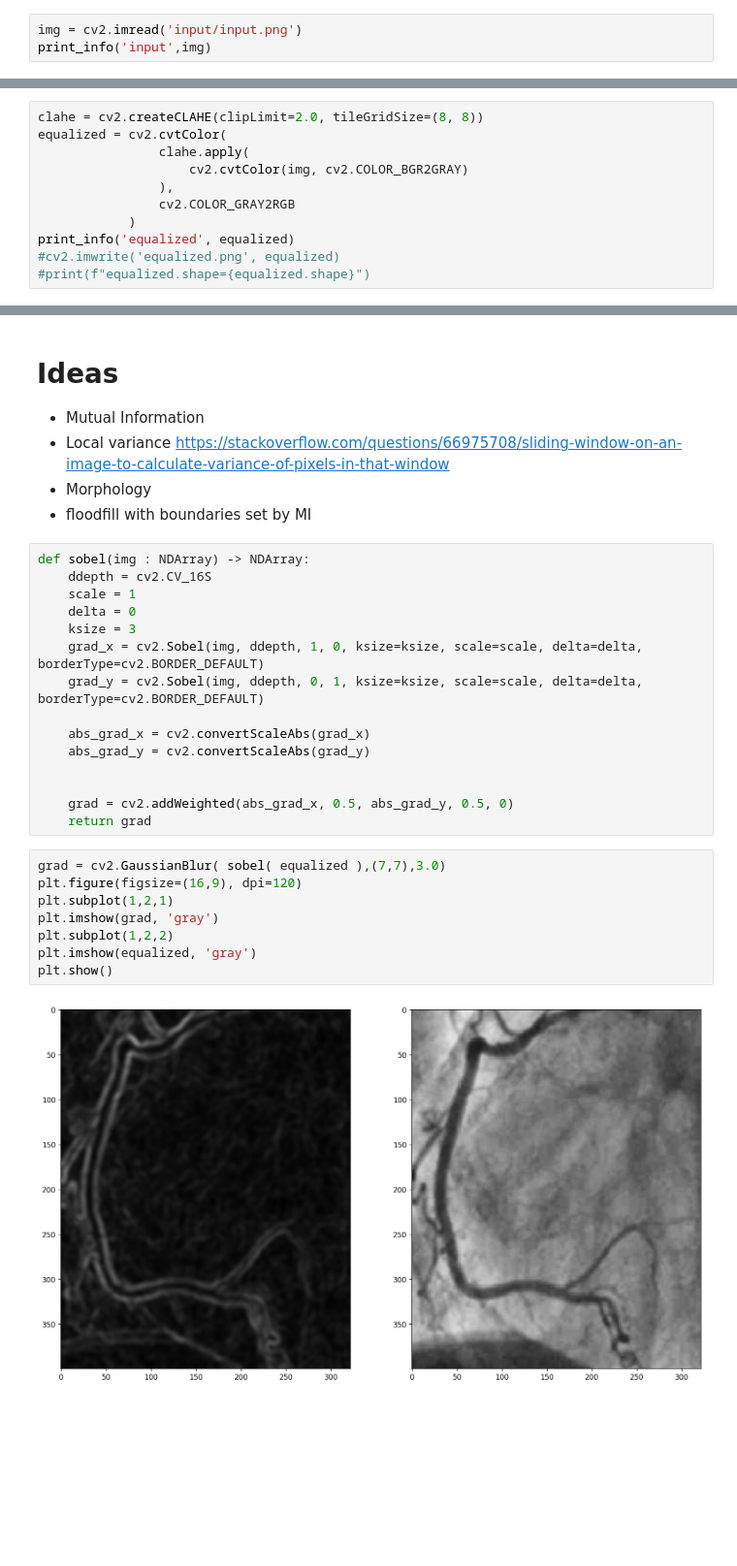
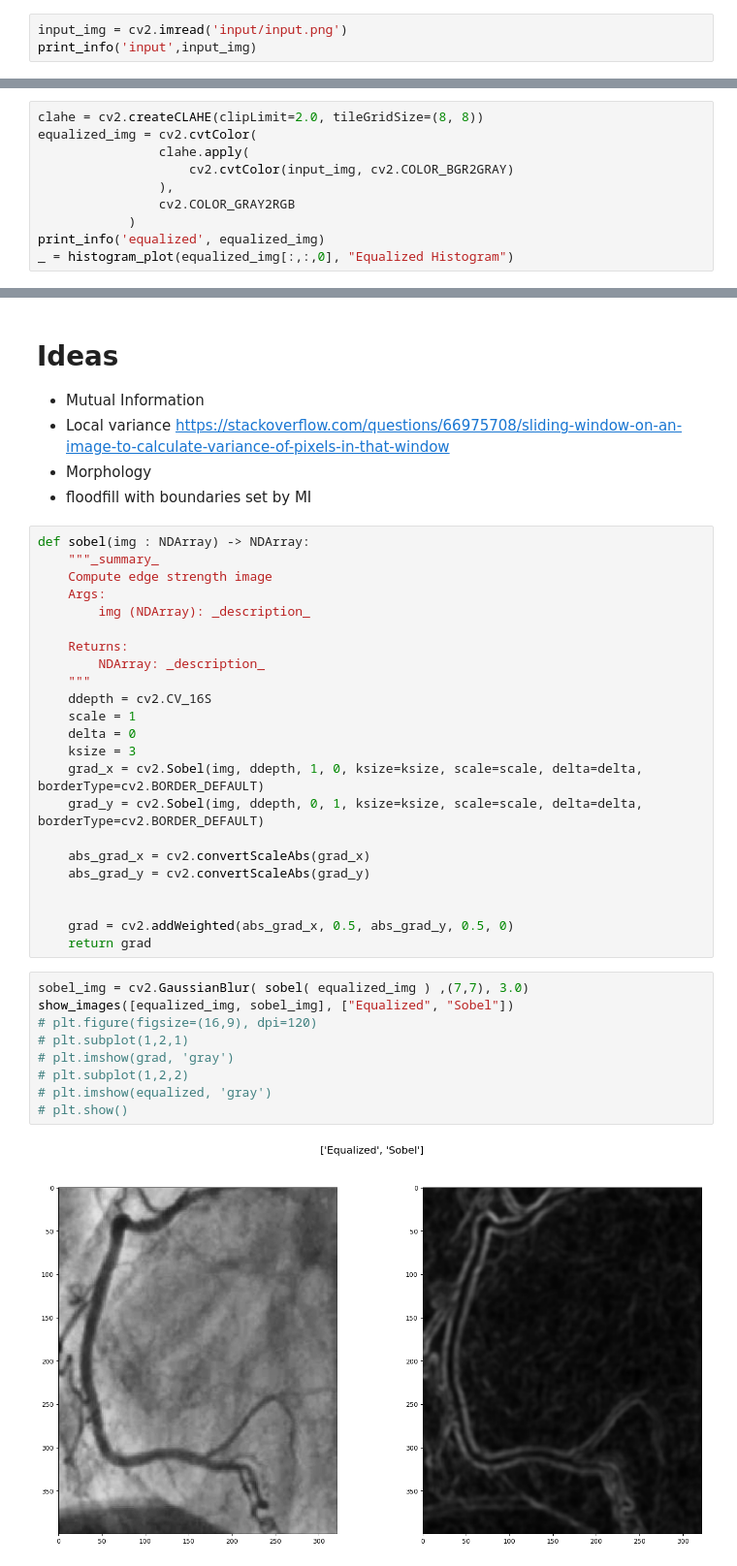
Before and after one commit to jbenshetler/vessel_segmentation, a Jupyter notebook: seg.ipynb, the cells around one changed output, grey strips where cells are left out. Shown at 97% size. Cells and saved outputs as stored; diff of their text form; blank space fills up the shorter version.

```diff
--- a/seg.ipynb
+++ b/seg.ipynb
@@ -25,4 +70,4 @@ def show_image(img : NDArray, title : str, dpi : int = 90) -> None:
 # %%
-img = cv2.imread('input/input.png')
-print_info('input',img)
+input_img = cv2.imread('input/input.png')
+print_info('input',input_img)
 # %% [output]
@@ -49,13 +91,12 @@ plt.show()
 # %%
 clahe = cv2.createCLAHE(clipLimit=2.0, tileGridSize=(8, 8))
-equalized = cv2.cvtColor(
+equalized_img = cv2.cvtColor(
                 clahe.apply(
-                    cv2.cvtColor(img, cv2.COLOR_BGR2GRAY)
+                    cv2.cvtColor(input_img, cv2.COLOR_BGR2GRAY)
                 ),
                 cv2.COLOR_GRAY2RGB
             )
-print_info('equalized', equalized)
-#cv2.imwrite('equalized.png', equalized)
-#print(f"equalized.shape={equalized.shape}")
+print_info('equalized', equalized_img)
+_ = histogram_plot(equalized_img[:,:,0], "Equalized Histogram")
 # %% [output]
 equalized.shape=(400, 322, 3) equalized.dtype=uint8
@@ -237,6 +262,14 @@ plt.imshow(edges,'gray')
 + floodfill with boundaries set by MI
 # %%
 def sobel(img : NDArray) -> NDArray:
+    """_summary_
+    Compute edge strength image
+    Args:
+        img (NDArray): _description_
+
+    Returns:
+        NDArray: _description_
+    """
     ddepth = cv2.CV_16S
     scale = 1
     delta = 0
@@ -251,13 +284,14 @@ def sobel(img : NDArray) -> NDArray:
     grad = cv2.addWeighted(abs_grad_x, 0.5, abs_grad_y, 0.5, 0)
     return grad
 # %%
-grad = cv2.GaussianBlur( sobel( equalized ),(7,7),3.0)
-plt.figure(figsize=(16,9), dpi=120)
-plt.subplot(1,2,1)
-plt.imshow(grad, 'gray')
-plt.subplot(1,2,2)
-plt.imshow(equalized, 'gray')
-plt.show()
+sobel_img = cv2.GaussianBlur( sobel( equalized_img ) ,(7,7), 3.0)
+show_images([equalized_img, sobel_img], ["Equalized", "Sobel"])
+# plt.figure(figsize=(16,9), dpi=120)
+# plt.subplot(1,2,1)
+# plt.imshow(grad, 'gray')
+# plt.subplot(1,2,2)
+# plt.imshow(equalized, 'gray')
+# plt.show()
 # %% [output]
-[figure, old version]
+[figure, new version]
 # %%
```
Also changed, not shown: parts of 46 cells of this notebook.
